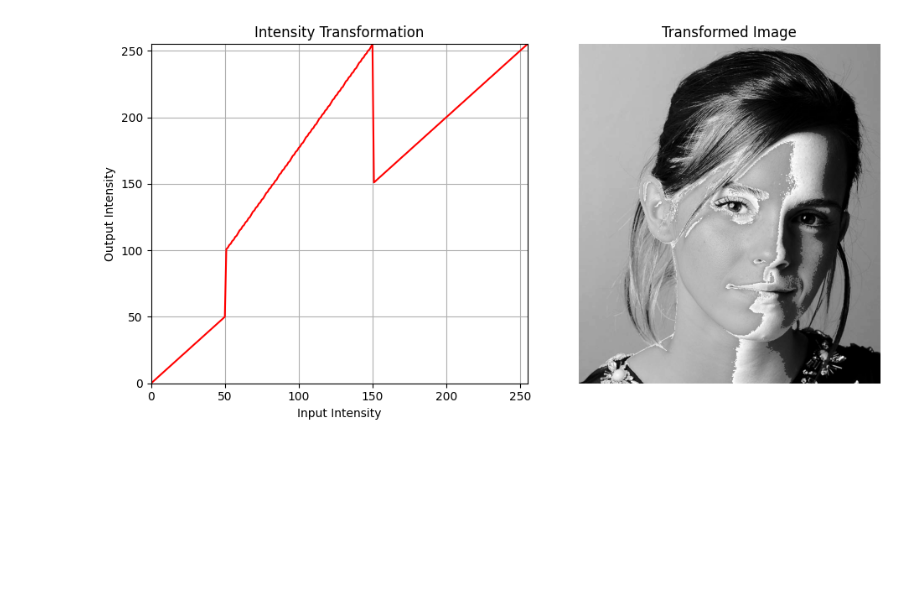
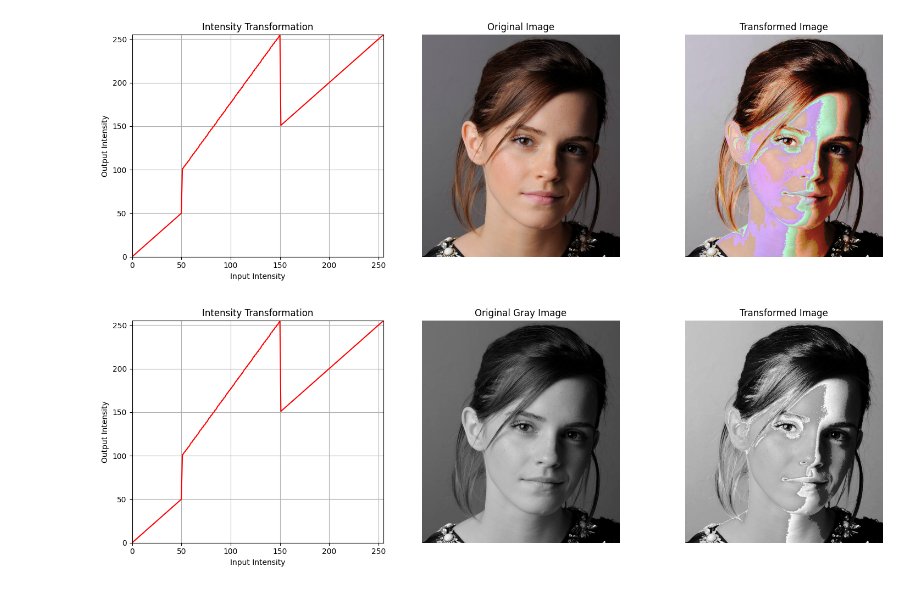
Before and after one commit to MIHIRAJA-KURUPPU/Intensity-Transformations-and-Neighborhood-Filtering, a Jupyter notebook: Codes.ipynb, the cells around one changed output. Drawn from its saved outputs; the diff is of its cells as text; code cells hidden in the pictures; blank space fills up the shorter version.

Commit message:
Intensity transformation for Gray Image

```diff
--- a/Codes.ipynb
+++ b/Codes.ipynb
@@ -1,3 +61,31 @@
+# %%
+# Create a subplot for displaying the results
+fig, ax = plt.subplots(1, 3, figsize=(15, 5))
+
+# Plot the intensity transformation curve
+ax[0].plot(transformation_array, 'r', label='Transformation Curve')
+ax[0].set_title('Intensity Transformation')
+ax[0].grid(True)
+ax[0].set_xlim([0, 255])
+ax[0].set_ylim([0, 255])
+ax[0].set_xlabel('Input Intensity')
+ax[0].set_ylabel('Output Intensity')
+
+# Display the original image
+ax[1].imshow(original_image)
+ax[1].axis('off')
+ax[1].set_title('Original Image')
+
+# Display the transformed image
+ax[2].imshow(transformed_image)
+ax[2].axis('off')
+ax[2].set_title('Transformed Image')
+
+# Show the plots
+plt.tight_layout()
+plt.show()
+# %% [output]
+[figure, added]
 # %%
 import cv2 as cv
 import numpy as np
@@ -25,34 +113,39 @@ segment5 = np.linspace(control_points[3, 1] + 1, 255, 255 - control_points[3, 0]
 # Concatenate all segments into a single transformation array
 transformation_array = np.concatenate((segment1, segment2), axis=0)
 transformation_array = np.concatenate((transformation_array, segment3), axis=0)
 transformation_array = np.concatenate((transformation_array, segment4), axis=0)
 transformation_array = np.concatenate((transformation_array, segment5), axis=0)
 
 # Load the original grayscale image
 original_image = cv.imread("E:/GitHub Projects/Intensity-Transformations-and-Neighborhood-Filtering/a1images/emma.jpg", cv.IMREAD_GRAYSCALE)
 
 # Apply the intensity transformation using the lookup table
 transformed_image = cv.LUT(original_image, transformation_array)
 
 # Create a subplot for displaying the results
-fig, ax = plt.subplots(1, 2, figsize=(10, 5))
+fig, ax = plt.subplots(1, 3, figsize=(15, 5))
 
 # Plot the intensity transformation curve
 ax[0].plot(transformation_array, 'r', label='Transformation Curve')
 ax[0].set_title('Intensity Transformation')
 ax[0].grid(True)
 ax[0].set_xlim([0, 255])
 ax[0].set_ylim([0, 255])
 ax[0].set_xlabel('Input Intensity')
 ax[0].set_ylabel('Output Intensity')
 
 # Display the transformed image
-ax[1].imshow(transformed_image, cmap='gray')
+ax[1].imshow(original_image, cmap='gray')
 ax[1].axis('off')
-ax[1].set_title('Transformed Image')
+ax[1].set_title('Original Gray Image')
+
+# Display the transformed image
+ax[2].imshow(transformed_image, cmap='gray')
+ax[2].axis('off')
+ax[2].set_title('Transformed Image')
 
 # Show the plots
 plt.tight_layout()
 plt.show()
 # %% [output]
-[figure, old version]
+[figure, new version]
```
Also changed, not shown: parts of 1 cell of this notebook.
